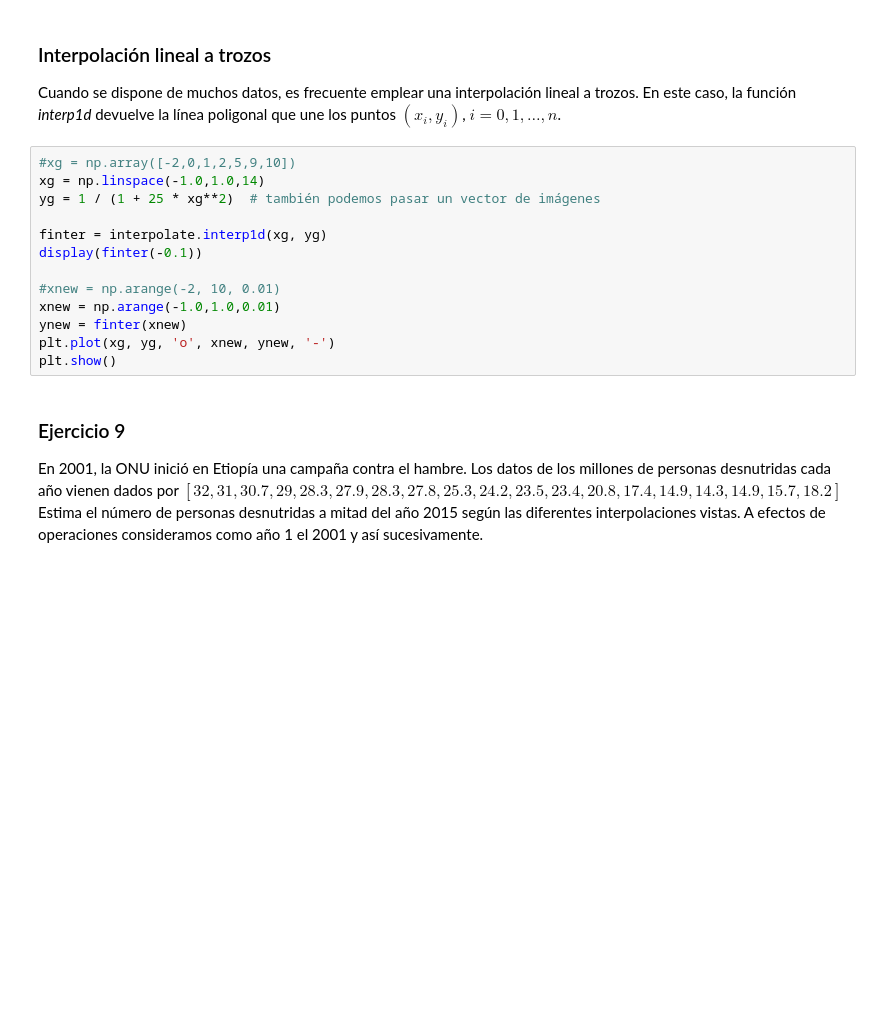
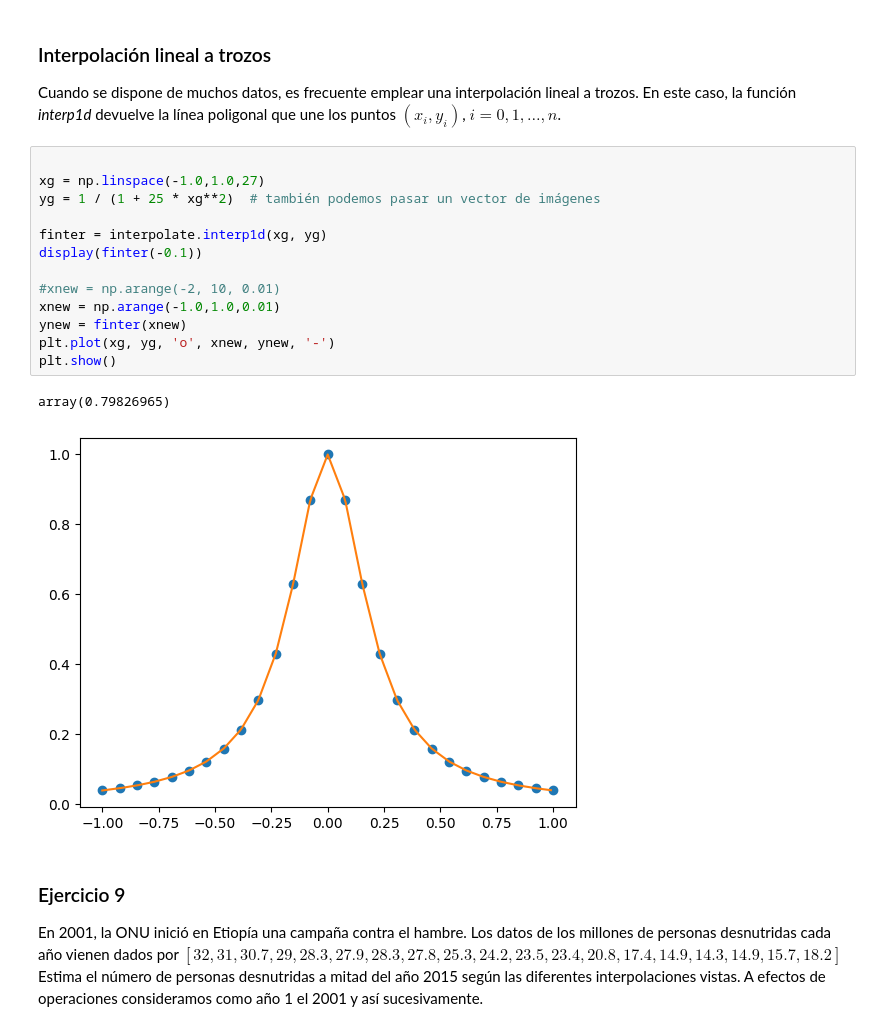
Before and after one commit to PabloFl07/GIA25-29, a Jupyter notebook: CAN/Practicas/Practica5.ipynb, the cells around one changed output. Saved outputs shown, nothing was run; the diff lists cells and outputs as text; blank space fills up the shorter version.

```diff
--- a/CAN/Practicas/Practica5.ipynb
+++ b/CAN/Practicas/Practica5.ipynb
@@ -368,18 +379,21 @@ plt.show()
 ### Interpolación lineal a trozos
 Cuando se dispone de muchos datos, es frecuente emplear una interpolación lineal a trozos. En este caso, la función *interp1d* devuelve la línea poligonal que une los puntos $(x_i,y_i)$, $i=0,1,\ldots,n$.
 # %%
-#xg = np.array([-2,0,1,2,5,9,10])
-xg = np.linspace(-1.0,1.0,14)
+
+xg = np.linspace(-1.0,1.0,27)
 yg = 1 / (1 + 25 * xg**2)  # también podemos pasar un vector de imágenes
 
 finter = interpolate.interp1d(xg, yg)
 display(finter(-0.1))
 
 #xnew = np.arange(-2, 10, 0.01)
 xnew = np.arange(-1.0,1.0,0.01)
 ynew = finter(xnew)
 plt.plot(xg, yg, 'o', xnew, ynew, '-')
 plt.show()
+# %% [output]
+array(0.79826965)
+[figure, added]
 # %% [markdown]
 ### Ejercicio 9
 
```
Also changed, not shown: parts of 5 cells of this notebook, 2 other files.
